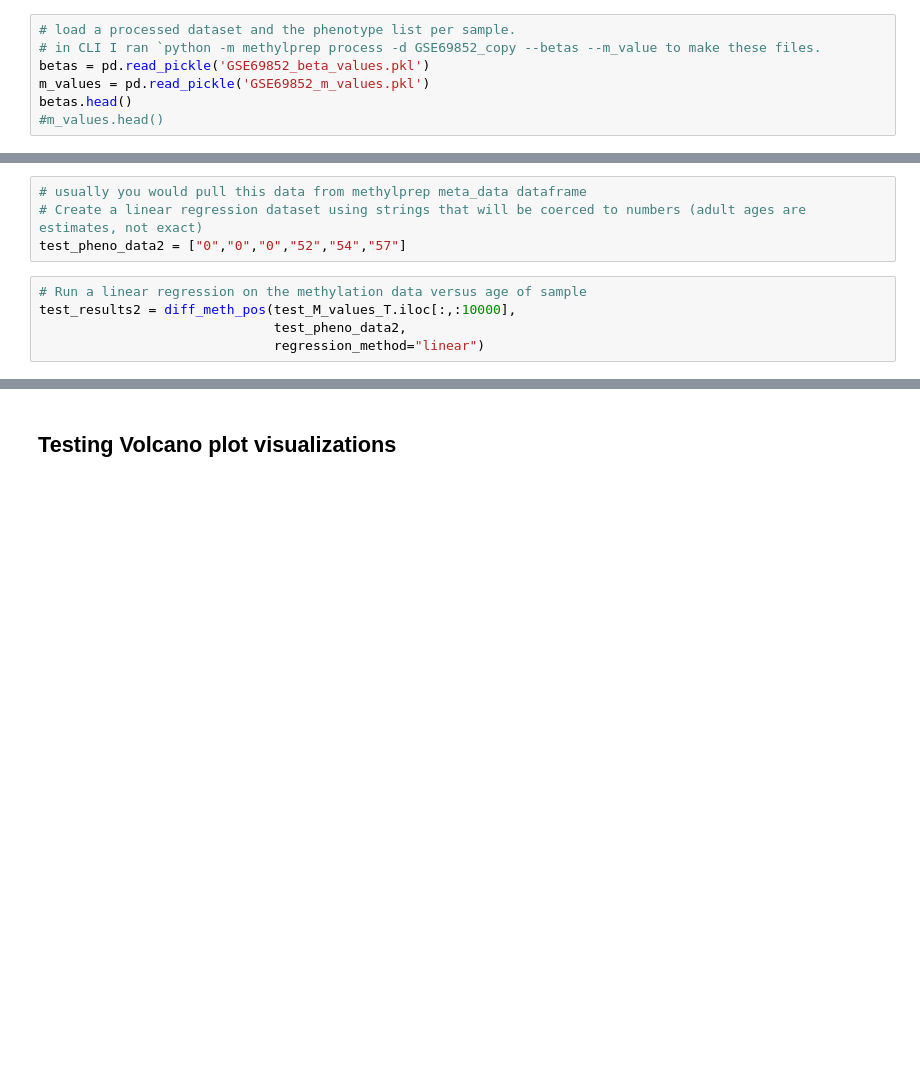
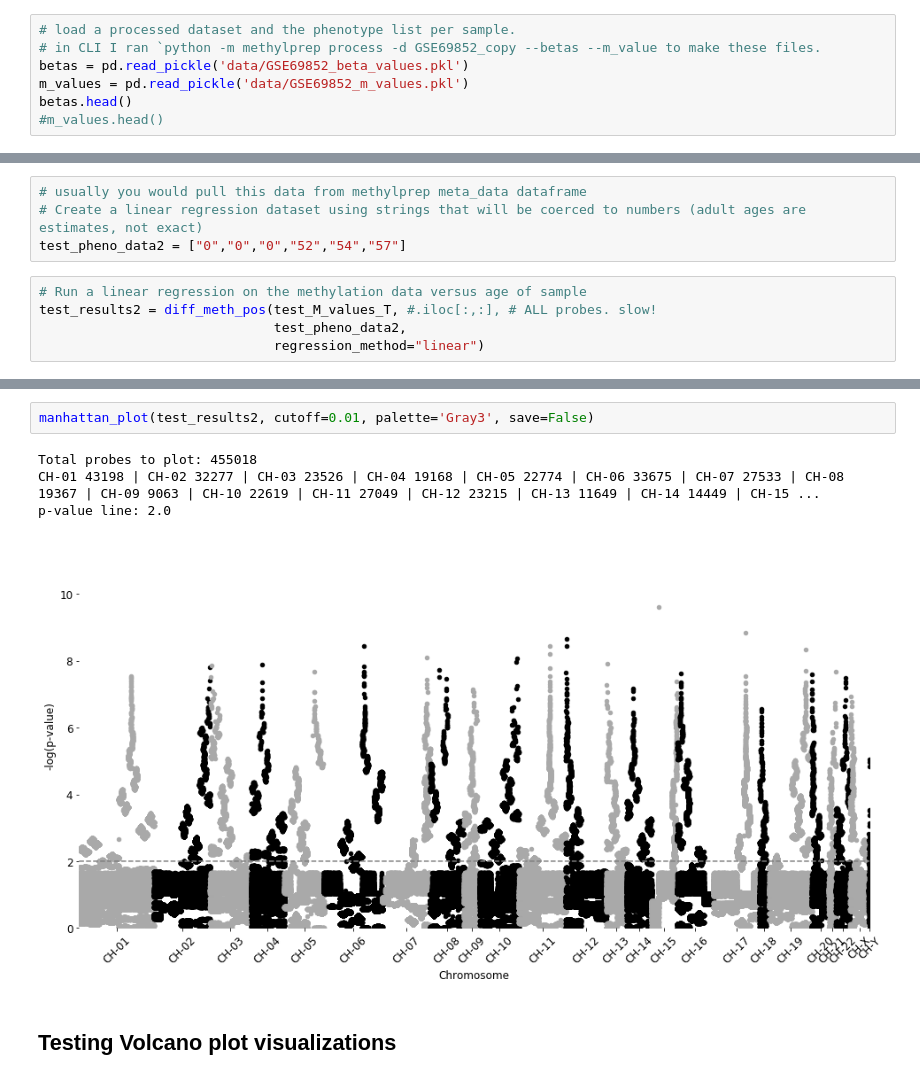
Before and after one commit to FoxoTech/methylize, a Jupyter notebook: docs/demo_diff_meth_pos.ipynb, the cells around one changed output, grey strips where cells are left out. Drawn from its saved outputs; the diff is of its cells as text; blank space fills up the shorter version.

```diff
--- a/docs/demo_diff_meth_pos.ipynb
+++ b/docs/demo_diff_meth_pos.ipynb
@@ -22,7 +46,7 @@ import sys
 # %%
 # load a processed dataset and the phenotype list per sample.
 # in CLI I ran `python -m methylprep process -d GSE69852_copy --betas --m_value to make these files.
-betas = pd.read_pickle('GSE69852_beta_values.pkl')
-m_values = pd.read_pickle('GSE69852_m_values.pkl')
+betas = pd.read_pickle('data/GSE69852_beta_values.pkl')
+m_values = pd.read_pickle('data/GSE69852_m_values.pkl')
 betas.head()
 #m_values.head()
@@ -59,6 +134,6 @@ interesting_probes
 test_pheno_data2 = ["0","0","0","52","54","57"]
 # %%
 # Run a linear regression on the methylation data versus age of sample
-test_results2 = diff_meth_pos(test_M_values_T.iloc[:,:10000],
+test_results2 = diff_meth_pos(test_M_values_T, #.iloc[:,:], # ALL probes. slow!
                               test_pheno_data2,
                               regression_method="linear")
@@ -69,3 +154,10 @@ interesting_probes.head()
+# %%
+manhattan_plot(test_results2, cutoff=0.01, palette='Gray3', save=False)
+# %% [output]
+Total probes to plot: 455018
+CH-01 43198 | CH-02 32277 | CH-03 23526 | CH-04 19168 | CH-05 22774 | CH-06 33675 | CH-07 27533 | CH-08 19367 | CH-09 9063 | CH-10 22619 | CH-11 27049 | CH-12 23215 | CH-13 11649 | CH-14 14449 | CH-15 ...
+p-value line: 2.0
+[figure, added]
 # %% [markdown]
 ## Testing Volcano plot visualizations
 # %%
```
Also changed, not shown: parts of 11 cells of this notebook, 1 other file.
